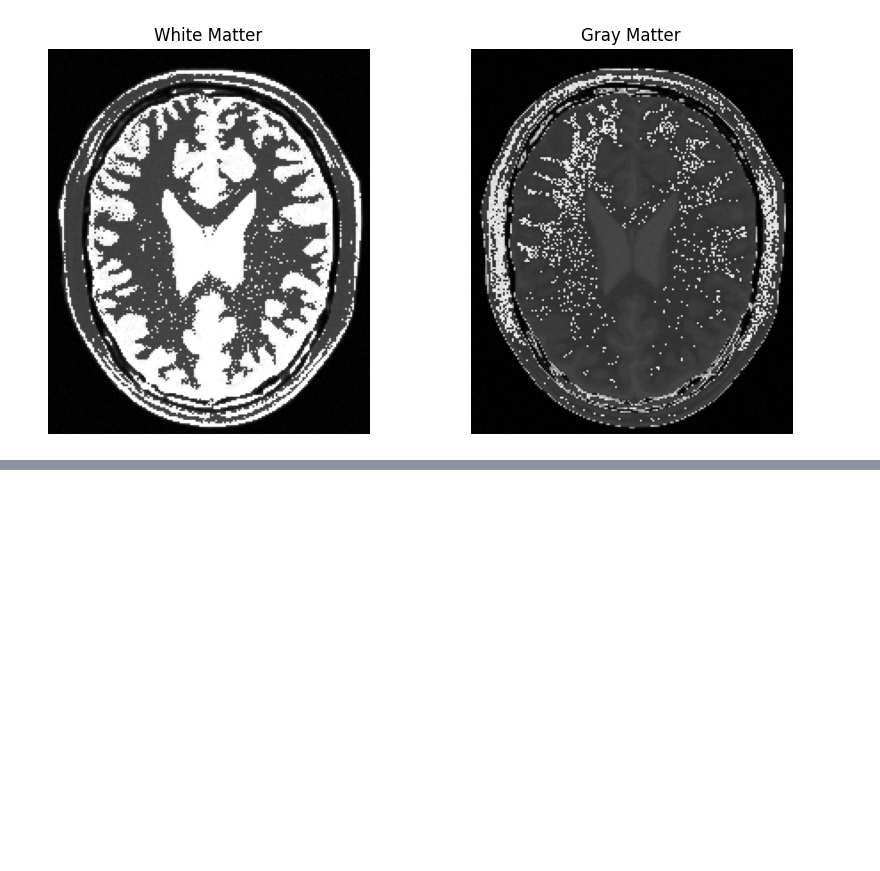
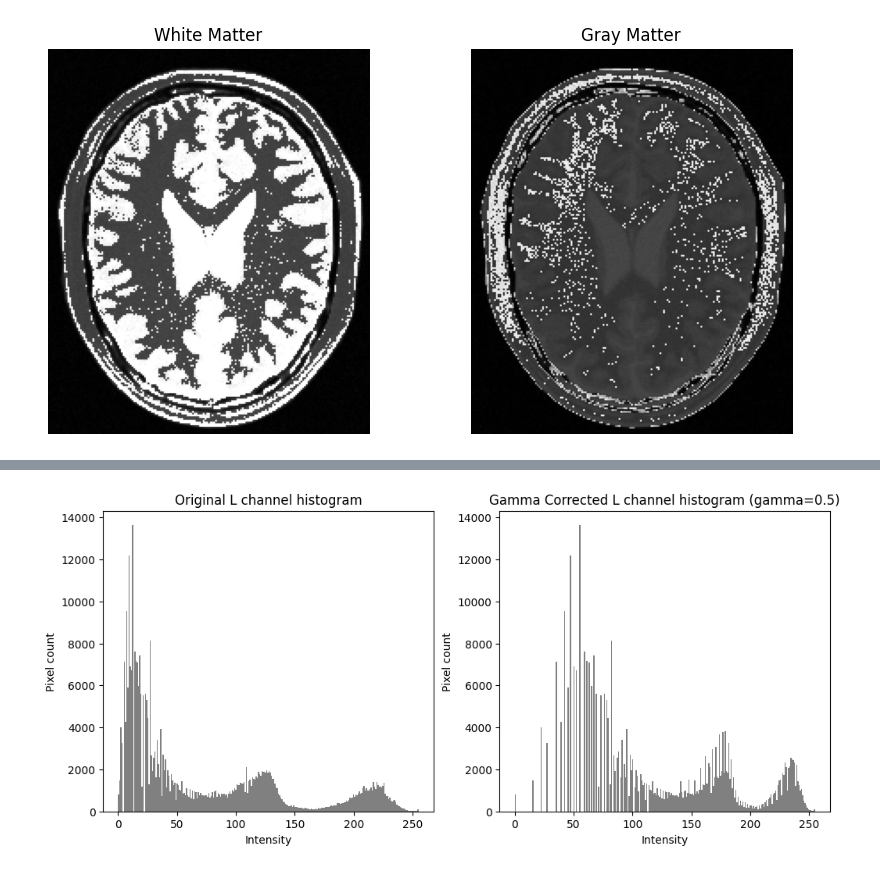
Before and after one commit to ThilinaNirmalBandara/EN3160-Assignments, a Jupyter notebook: assignment_01.ipynb, the cells around one changed output, grey strips where cells are left out. Drawn from its saved outputs; the diff is of its cells as text; code cells hidden in the pictures; blank space fills up the shorter version.

```diff
--- a/assignment_01.ipynb
+++ b/assignment_01.ipynb
@@ -104,0 +132,20 @@ plt.show()
+# %%
+plt.figure(figsize=(12,5))
+
+# Original L histogram
+plt.subplot(1,2,1)
+plt.hist(L.ravel(), bins=256, color='gray')
+plt.title('Original L channel histogram')
+plt.xlabel('Intensity')
+plt.ylabel('Pixel count')
+
+# Corrected L histogram
+plt.subplot(1,2,2)
+plt.hist(L_corrected.ravel(), bins=256, color='gray')
+plt.title(f'Gamma Corrected L channel histogram (gamma={gamma})')
+plt.xlabel('Intensity')
+plt.ylabel('Pixel count')
+
+plt.show()
+# %% [output]
+[figure, added]
```
Also changed, not shown: parts of 12 cells of this notebook.
